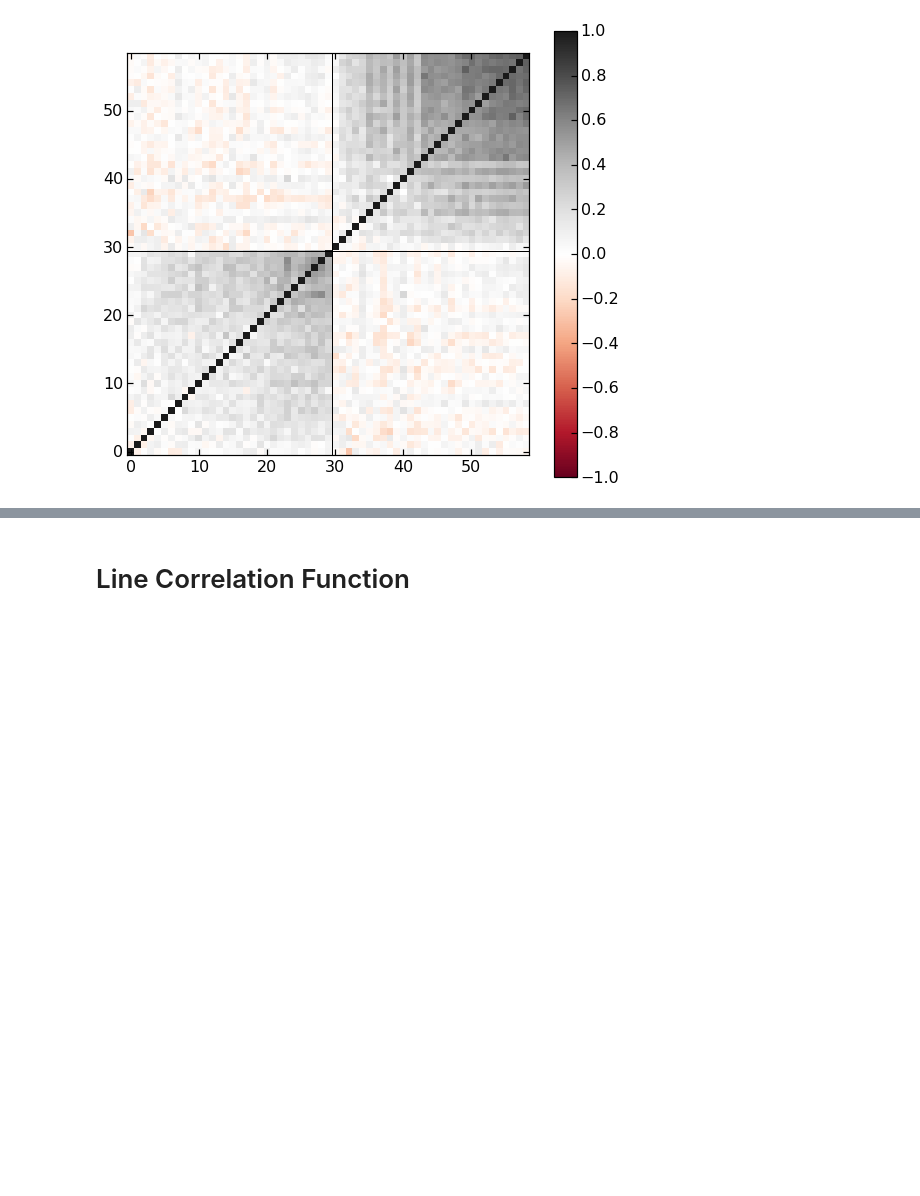
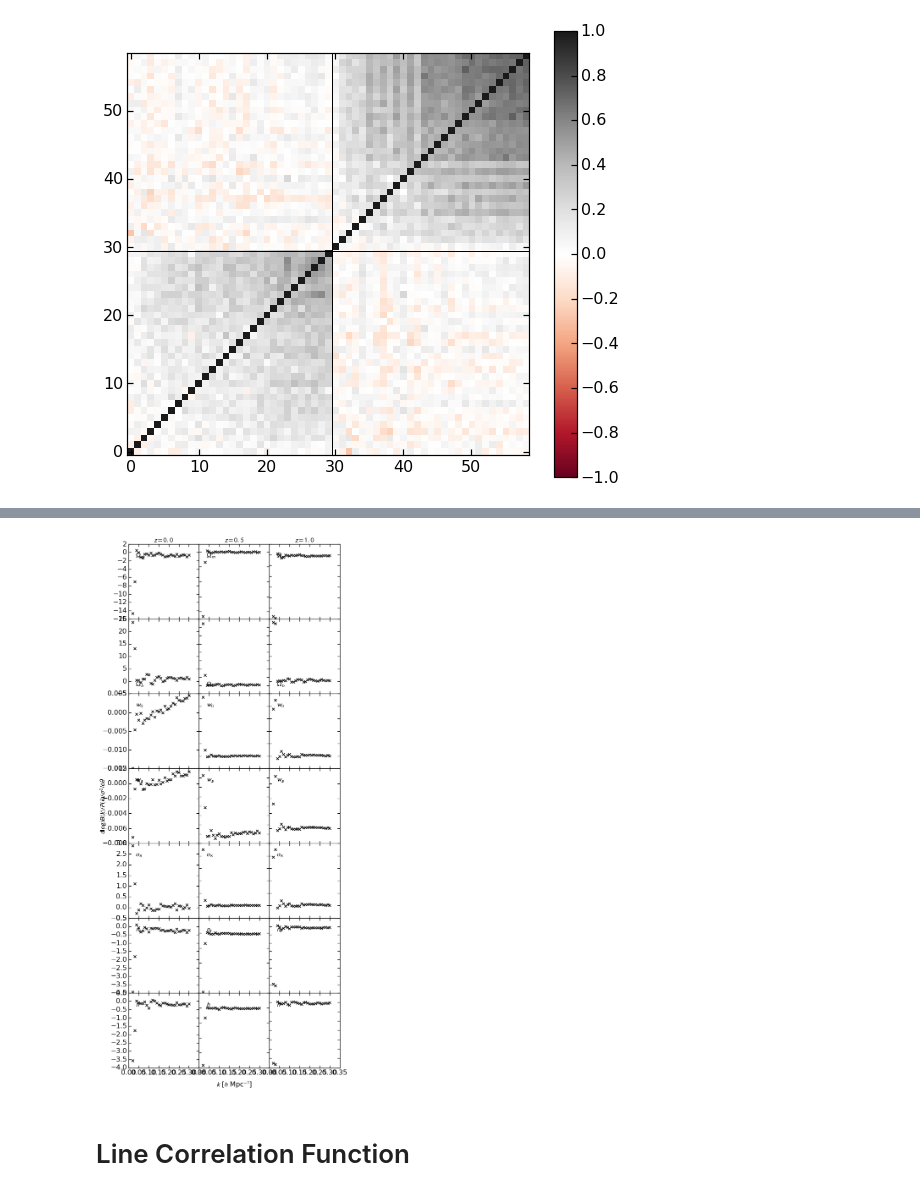
Before and after one commit to DonRegan/notebooks, a Jupyter notebook: ZBOX2 Measurements.ipynb, the cells around one changed output, grey strips where cells are left out. Drawn from its saved outputs; the diff is of its cells as text; code cells hidden in the pictures; blank space fills up the shorter version.

```diff
--- a/ZBOX2 Measurements.ipynb
+++ b/ZBOX2 Measurements.ipynb
@@ -554,3 +561,82 @@ savetxt('./data/ZBOX2/iBSpec/inverse_cov_PiB_kmax_0.3_dk_0.01_z_1.0.dat', Cinv_P
+# %%
+# load data
+dlogiB_z00 = loadtxt('./data/ZBOX3/iBSpec/dlogiB_nCut_5_kmax_0.3_dk_0.01_N512_z0.0.dat')
+dlogiB_z05 = loadtxt('./data/ZBOX3/iBSpec/dlogiB_nCut_5_kmax_0.3_dk_0.01_N512_z0.52.dat')
+dlogiB_z10 = loadtxt('./data/ZBOX3/iBSpec/dlogiB_nCut_5_kmax_0.3_dk_0.01_N512_z1.0.dat')
+
+# plotting
+f = plt.figure(figsize=(9,18))
+gs = gridspec.GridSpec(7,3)
+ax = []
+f.add_subplot(111, frameon=False)
+plt.tick_params(labelcolor='none', top='off', bottom='off', left='off', right='off')
+plt.axes().get_xaxis().set_ticks([])
+plt.axes().get_yaxis().set_ticks([])
+plt.xlabel(r'$k$ [$h$ Mpc$^{-1}$]', fontsize=16, labelpad=30)
+plt.ylabel(r'$\mathrm{d}\log{iB(k)/P(k)/\sigma^2}/\mathrm{d}\theta$', fontsize=16, labelpad=50)
+
+for i in range(0,7):
+    for j in range(0,3):
+        ax.append(f.add_subplot(gs[i,j]))
+
+for i in range(0,21):
+    ax[i].set_xlim(0,0.35)
+    if i < 18:
+        plt.setp(ax[i].get_xticklabels(), visible=False);
+    if i%3 != 0:
+        plt.setp(ax[i].get_yticklabels(), visible=False);
+
+
+for i in range(0,3):
+    #ax[i].set_ylim(-8,2)
+    #ax[i].set_yticks(arange(-6,2,2))
+    ax[i].annotate('$\Omega_m$', xy=(0.1,0.8), xycoords='axes fraction',
+                   horizontalalignment='left', verticalalignment='bottom', color='black',fontsize=16)
+for i in range(0,3):
+    #ax[3+i].set_ylim(-4,12)
+    #ax[3+i].set_yticks(arange(-2,12,2))
+    ax[3+i].annotate('$\Omega_b$', xy=(0.1,0.075), xycoords='axes fraction',
+                   horizontalalignment='left', verticalalignment='bottom', color='black',fontsize=16)
+for i in range(0,3):
+    #ax[6+i].set_ylim(-0.05,0.25)
+    #ax[6+i].set_yticks(arange(0,0.25,0.1))
+    ax[6+i].annotate('$w_0$', xy=(0.1,0.8), xycoords='axes fraction',
+                   horizontalalignment='left', verticalalignment='bottom', color='black',fontsize=16)
+for i in range(0,3):
+    #ax[9+i].set_ylim(-0.015,0.055)
+    ax[9+i].annotate('$w_a$', xy=(0.1,0.8), xycoords='axes fraction',
+                   horizontalalignment='left', verticalalignment='bottom', color='black',fontsize=16)
+for i in range(0,3):
+    #ax[12+i].set_ylim(0.,2)
+    #ax[12+i].set_yticks(arange(0.5,2,0.5))
+    ax[12+i].annotate('$\sigma_8$', xy=(0.1,0.8), xycoords='axes fraction',
+                   horizontalalignment='left', verticalalignment='bottom', color='black',fontsize=16)
+for i in range(0,3):
+    #ax[15+i].set_ylim(-1.75,0.25)
+    ax[15+i].annotate('$n_s$', xy=(0.1,0.8), xycoords='axes fraction',
+                   horizontalalignment='left', verticalalignment='bottom', color='black',fontsize=16)
+for i in range(0,3):
+    #ax[18+i].set_ylim(-1.75,0.75)
+    ax[18+i].annotate('$h$', xy=(0.1,0.8), xycoords='axes fraction',
+                   horizontalalignment='left', verticalalignment='bottom', color='black',fontsize=16)
+
+ax[0].set_title('$z=0.0$',fontsize=16)
+ax[1].set_title('$z=0.5$',fontsize=16)
+ax[2].set_title('$z=1.0$',fontsize=16)
+
+kdata = 2*pi*5./1500+0.01*arange(0,29)
+
+for i in range(0,7):
+    #ax[i*3].plot(rth, Dlz00[0][i](rth)/lz00[0](rth), lw=2, c='b')
+    #ax[i*3+1].plot(rth, Dlz05[0][i](rth)/lz05[0](rth), lw=2, c='b')
+    #ax[i*3+2].plot(rth, Dlz10[0][i](rth)/lz10[0](rth), lw=2, c='b')
+    ax[i*3].plot(kdata, dlogiB_z00[:,i], 'x', lw=2, mew=1.5, c='black')
+    ax[i*3+1].plot(kdata, dlogiB_z05[:,i], 'x', lw=2, mew=1.5, c='black')
+    ax[i*3+2].plot(kdata, dlogiB_z10[:,i], 'x', lw=2, mew=1.5, c='black')
+
+plt.subplots_adjust(left=0.15, right=0.92, top=0.98, bottom=0.025, wspace=0.0, hspace=0.0)
+# %% [output]
+[figure, added]
 # %% [markdown]
 # Line Correlation Function
 # %% [markdown]
```
Also changed, not shown: parts of 4 cells of this notebook.
